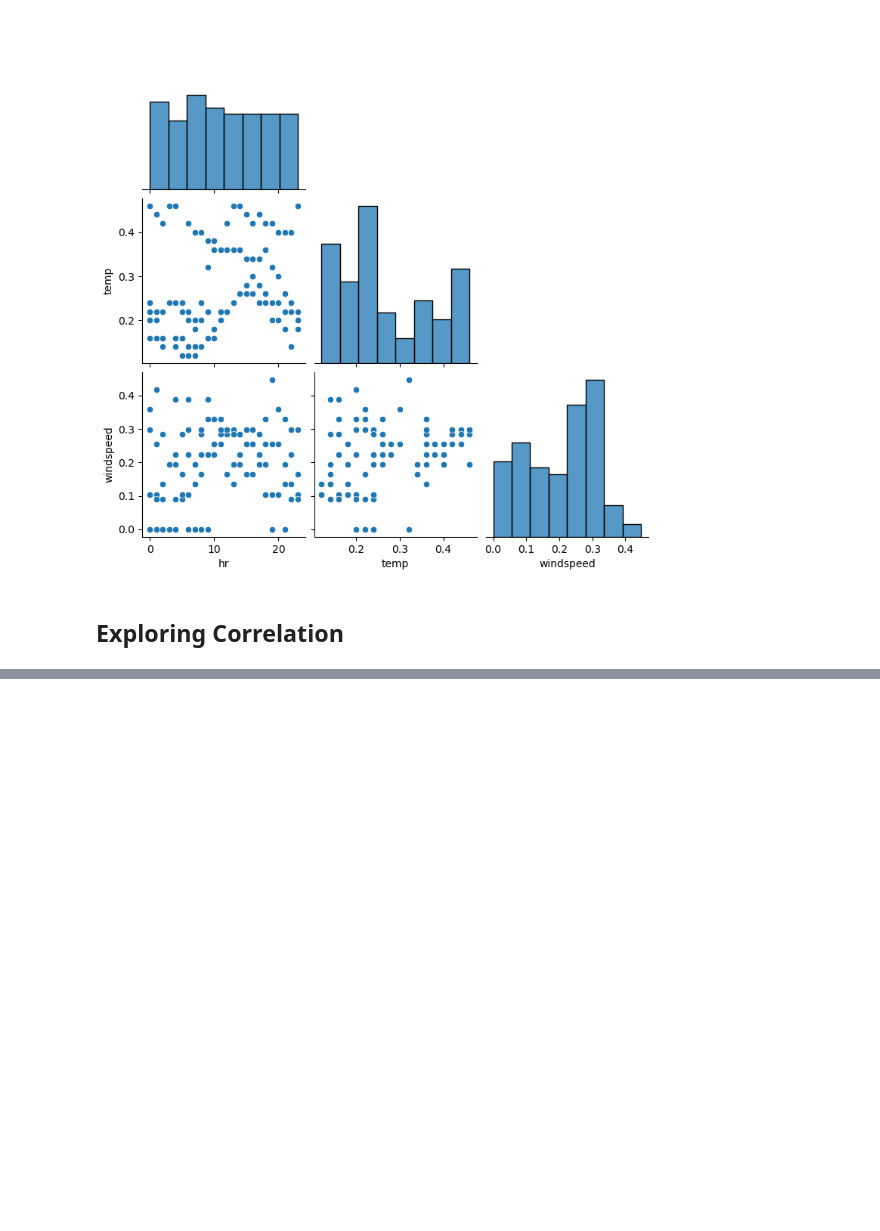
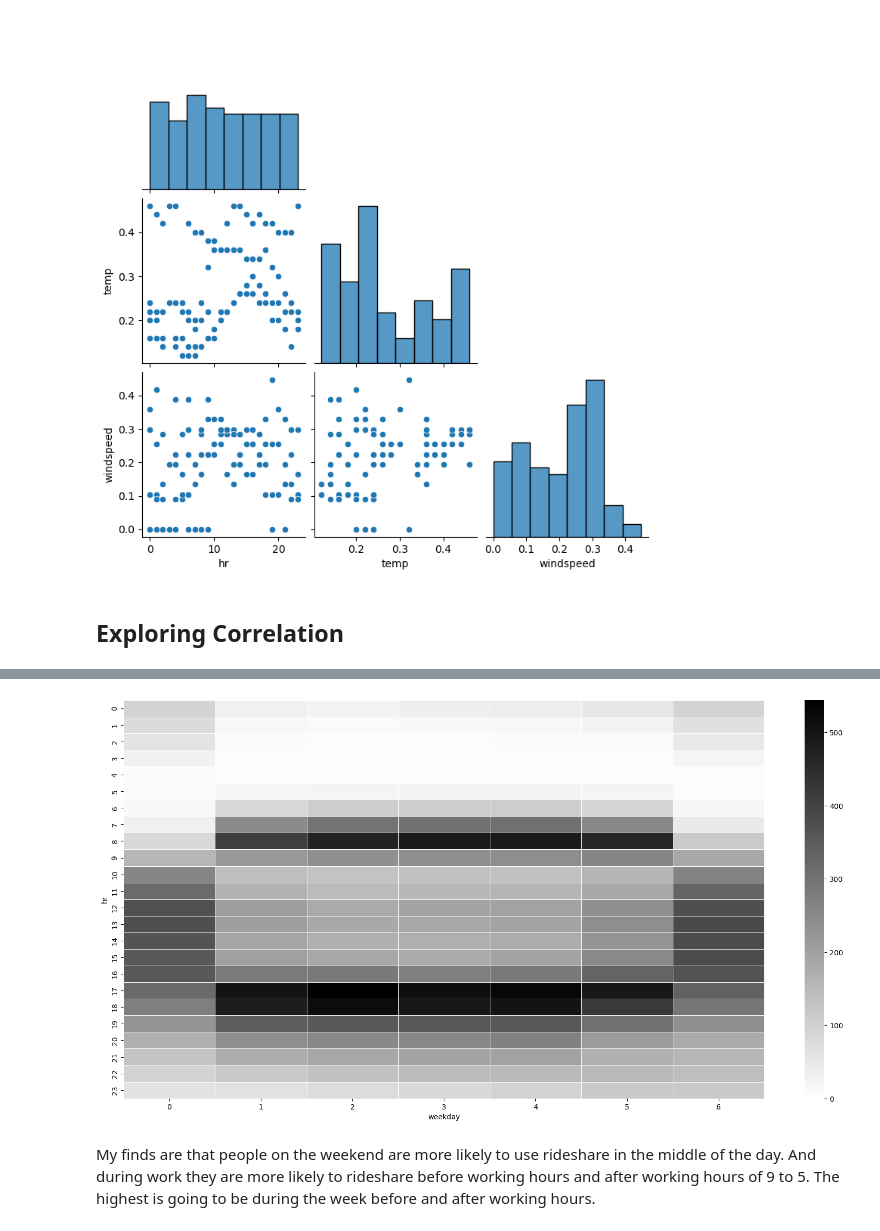
Before and after one commit to brieng314/DiveIntoDS, a Jupyter notebook: dive_into_DS.ipynb, the cells around one changed output, grey strips where cells are left out. Drawn from its saved outputs; the diff is of its cells as text; code cells hidden in the pictures; blank space fills up the shorter version.

```diff
--- a/dive_into_DS.ipynb
+++ b/dive_into_DS.ipynb
@@ -209,0 +238,14 @@ plt.show()
+# %%
+#Creating a pivot table
+
+df_hm = hour.pivot_table(index= 'hr', columns= 'weekday', values='count')
+
+#Heat map
+plt.figure(figsize= (20,10))
+sns.heatmap(df_hm, fmt="d", cmap='binary', linewidths=.5, vmin=0)
+plt.show()
+# %% [output]
+[figure, added]
+# %% [markdown]
+My finds are that people on the weekend are more likely to use rideshare in the middle of the day. And during work they are more likely to rideshare before working hours and after working hours of 9 to 5.
+The highest is going to be during the week before and after working hours.
```
Also changed, not shown: parts of 4 cells of this notebook.
